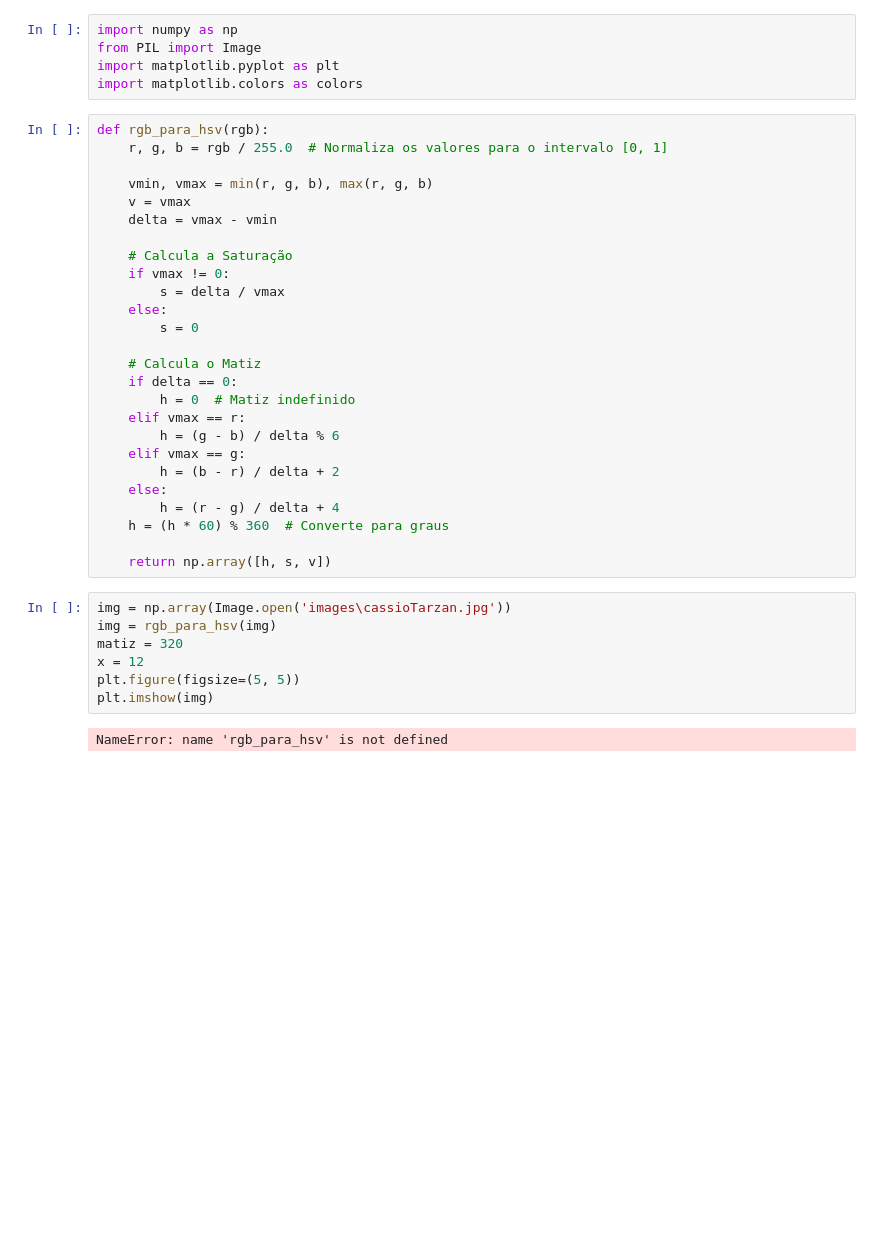
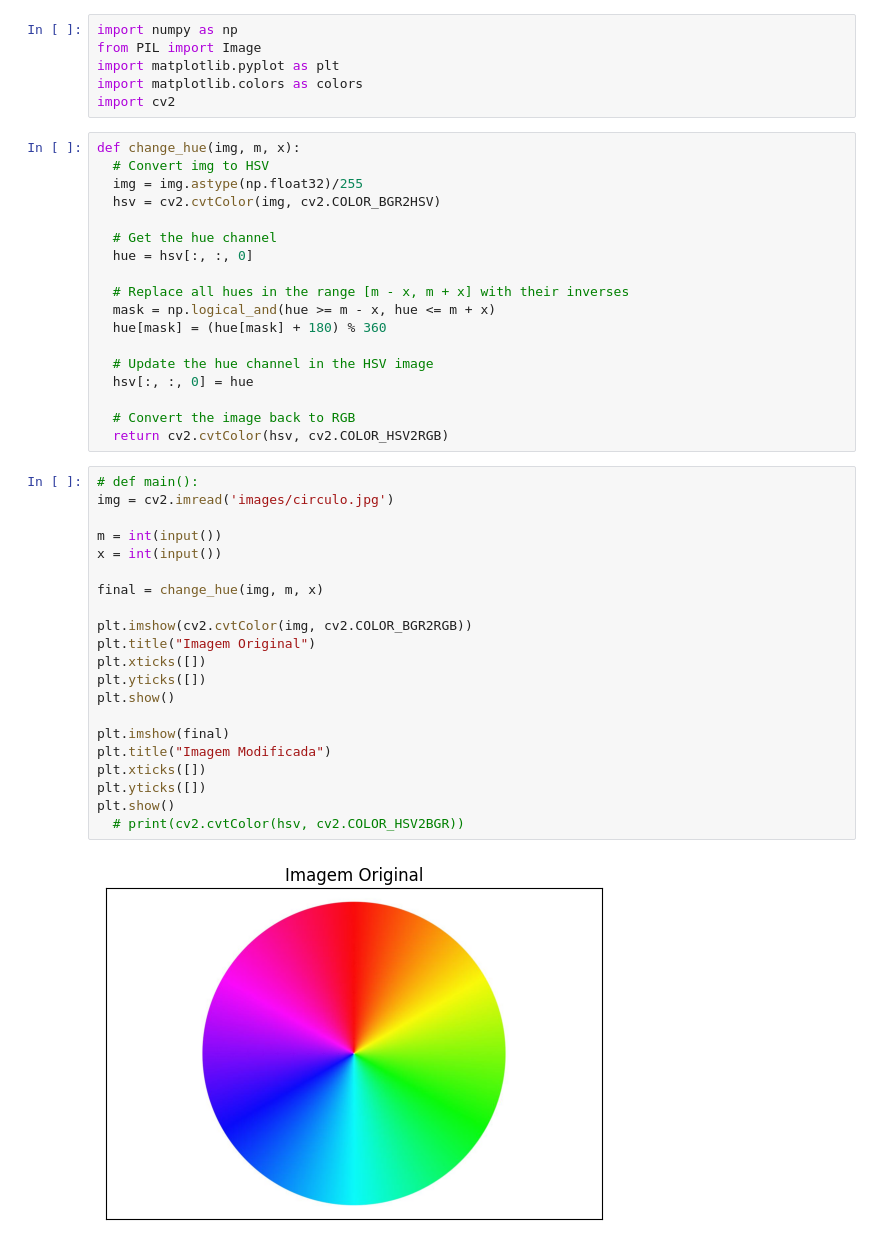
Before and after one commit to Brumassio/hsv-track-change, a Jupyter notebook: trabFrank.ipynb, the cells around one changed output. Cells and saved outputs as stored; diff of their text form; blank space fills up the shorter version.

```diff
--- a/trabFrank.ipynb
+++ b/trabFrank.ipynb
@@ -3,38 +3,45 @@ import numpy as np
 from PIL import Image
 import matplotlib.pyplot as plt
 import matplotlib.colors as colors
+import cv2
-# %%
-def rgb_para_hsv(rgb):
-    r, g, b = rgb / 255.0  # Normaliza os valores para o intervalo [0, 1]
-
-    vmin, vmax = min(r, g, b), max(r, g, b)
-    v = vmax
-    delta = vmax - vmin
-
-    # Calcula a Saturação
-    if vmax != 0:
-        s = delta / vmax
-    else:
-        s = 0
-
-    # Calcula o Matiz
-    if delta == 0:
-        h = 0  # Matiz indefinido
-    elif vmax == r:
-        h = (g - b) / delta % 6
-    elif vmax == g:
-        h = (b - r) / delta + 2
-    else:
-        h = (r - g) / delta + 4
-    h = (h * 60) % 360  # Converte para graus
-
-    return np.array([h, s, v])
-# %%
-img = np.array(Image.open('images\cassioTarzan.jpg'))
-img = rgb_para_hsv(img)
-matiz = 320
-x = 12
-plt.figure(figsize=(5, 5))
-plt.imshow(img)
-# %% [output]
-NameError: name 'rgb_para_hsv' is not defined
+# %%
+def change_hue(img, m, x):
+  # Convert img to HSV
+  img = img.astype(np.float32)/255
+  hsv = cv2.cvtColor(img, cv2.COLOR_BGR2HSV)
+
+  # Get the hue channel
+  hue = hsv[:, :, 0]
+
+  # Replace all hues in the range [m - x, m + x] with their inverses
+  mask = np.logical_and(hue >= m - x, hue <= m + x)
+  hue[mask] = (hue[mask] + 180) % 360
+
+  # Update the hue channel in the HSV image
+  hsv[:, :, 0] = hue
+
+  # Convert the image back to RGB
+  return cv2.cvtColor(hsv, cv2.COLOR_HSV2RGB)
+# %%
+# def main():
+img = cv2.imread('images/circulo.jpg')
+
+m = int(input())
+x = int(input())
+
+final = change_hue(img, m, x)
+
+plt.imshow(cv2.cvtColor(img, cv2.COLOR_BGR2RGB))
+plt.title("Imagem Original")
+plt.xticks([])
+plt.yticks([])
+plt.show()
+
+plt.imshow(final)
+plt.title("Imagem Modificada")
+plt.xticks([])
+plt.yticks([])
+plt.show()
+  # print(cv2.cvtColor(hsv, cv2.COLOR_HSV2BGR))
+# %% [output]
+[figure, added]
```
Also changed, not shown: parts of 1 cell of this notebook.
